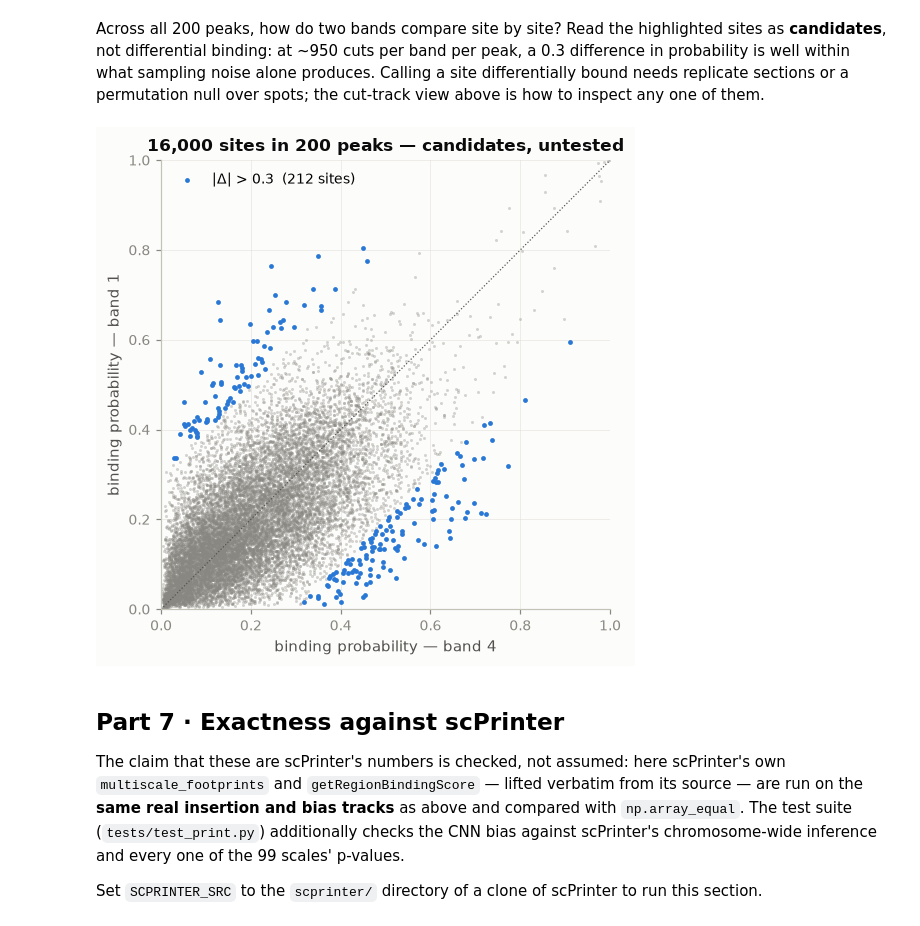
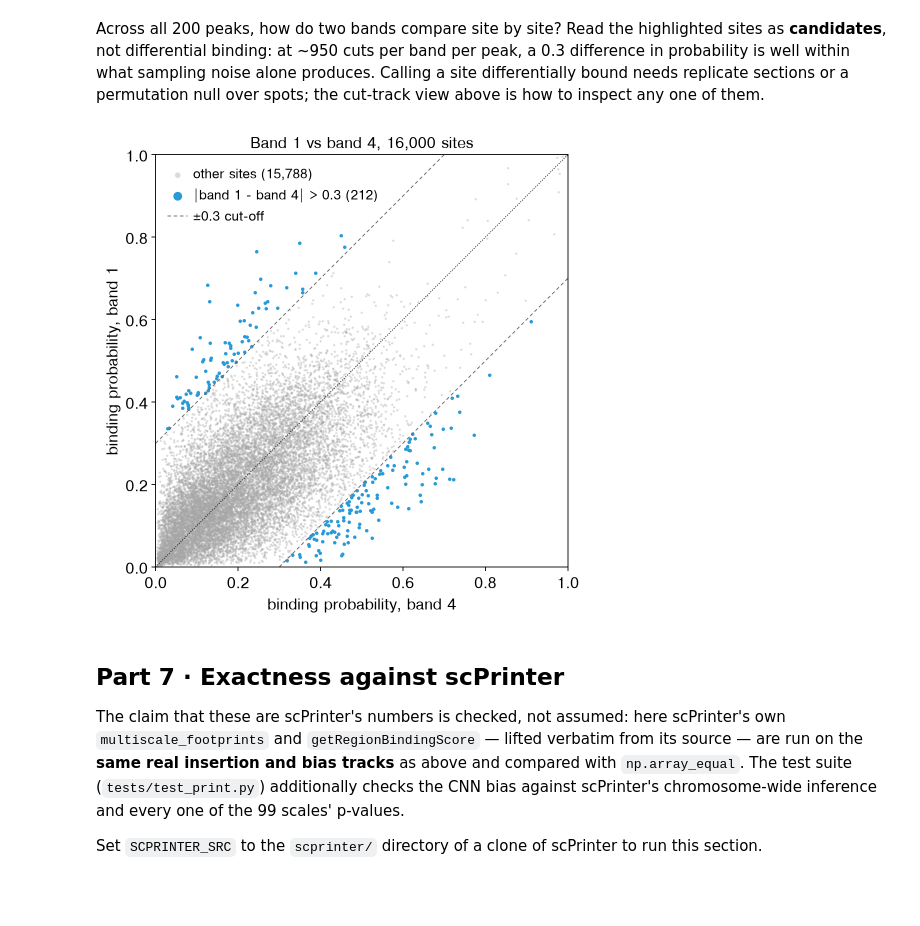
Before and after one commit to aristoteleo/epione, a Jupyter notebook: epione_guide/tutorials/single/t_print_footprint.ipynb, the cells around one changed output. Cells and saved outputs as stored; diff of their text form; code cells hidden in the pictures; blank space fills up the shorter version.

```diff
--- a/epione_guide/tutorials/single/t_print_footprint.ipynb
+++ b/epione_guide/tutorials/single/t_print_footprint.ipynb
@@ -309,19 +375,24 @@ view above is how to inspect any one of them.
 # %%
 i1, i4 = tfbs.groups.index('band 1'), tfbs.groups.index('band 4')
 d = tfbs.score[i1] - tfbs.score[i4]
-fig, ax = plt.subplots(figsize=(5.2, 5))
-ax.scatter(tfbs.score[i4], tfbs.score[i1], s=4, color=MUTED, alpha=0.35, lw=0)
 hi = np.abs(d) > 0.3
-ax.scatter(tfbs.score[i4][hi], tfbs.score[i1][hi], s=10, color=C[0], lw=0,
-           label=f'|Δ| > 0.3  ({hi.sum()} sites)')
-ax.plot([0, 1], [0, 1], color=INK2, lw=0.8, ls=':')
-ax.set_xlabel('binding probability — band 4'); ax.set_ylabel('binding probability — band 1')
-ax.set_xlim(0, 1); ax.set_ylim(0, 1); ax.set_aspect('equal'); ax.legend(loc='upper left')
-ax.grid(alpha=0.6); ax.set_axisbelow(True)
-ax.set_title(f'{tfbs.score.shape[1]:,} sites in 200 peaks — candidates, untested')
+fig, ax = plt.subplots(figsize=(6.4, 6.4))
+ax.scatter(tfbs.score[i4][~hi], tfbs.score[i1][~hi], s=4, color='0.65', alpha=0.4, lw=0,
+           rasterized=True, label=f'other sites ({(~hi).sum():,})')
+ax.scatter(tfbs.score[i4][hi], tfbs.score[i1][hi], s=10, color=GROUP[0], lw=0,
+           label=f'|band 1 − band 4| > 0.3 ({hi.sum()})')
+ax.plot([0, 1], [0, 1], color='k', lw=0.8, ls=':')
+for off in (0.3, -0.3):                                   # the |Δ| = 0.3 cut-off
+    ax.plot([max(0, -off), min(1, 1 - off)], [max(0, off), min(1, 1 + off)],
+            color='0.4', lw=0.8, ls=(0, (4, 3)), label='±0.3 cut-off' if off > 0 else None)
+ax.set_xlabel('binding probability, band 4'); ax.set_ylabel('binding probability, band 1')
+ax.set_xlim(0, 1); ax.set_ylim(0, 1); ax.set_aspect('equal')
+ax.legend(loc='upper left', markerscale=2.5, handlelength=1.5, fontsize=12, frameon=False)
+ax.grid(False)
+ax.set_title(f'Band 1 vs band 4, {tfbs.score.shape[1]:,} sites')
 plt.tight_layout(); plt.show()
 # %% [output]
-[figure, old version]
+[figure, new version]
 # %% [markdown]
 ## Part 7 · Exactness against scPrinter
 
```
Also changed, not shown: parts of 11 cells of this notebook, 1 other file.
